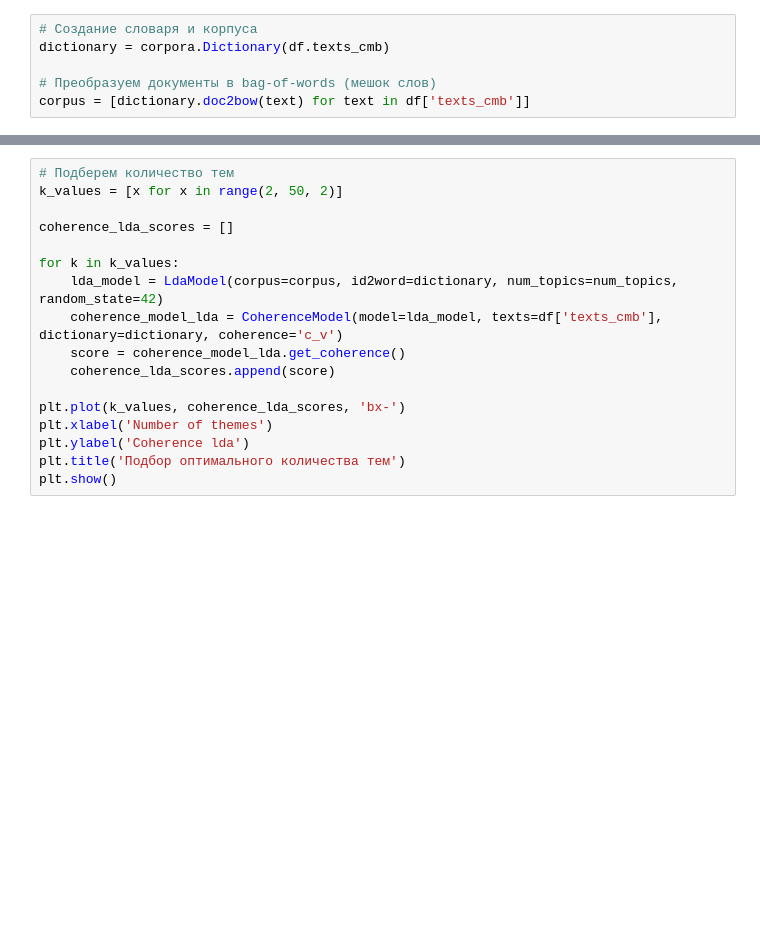
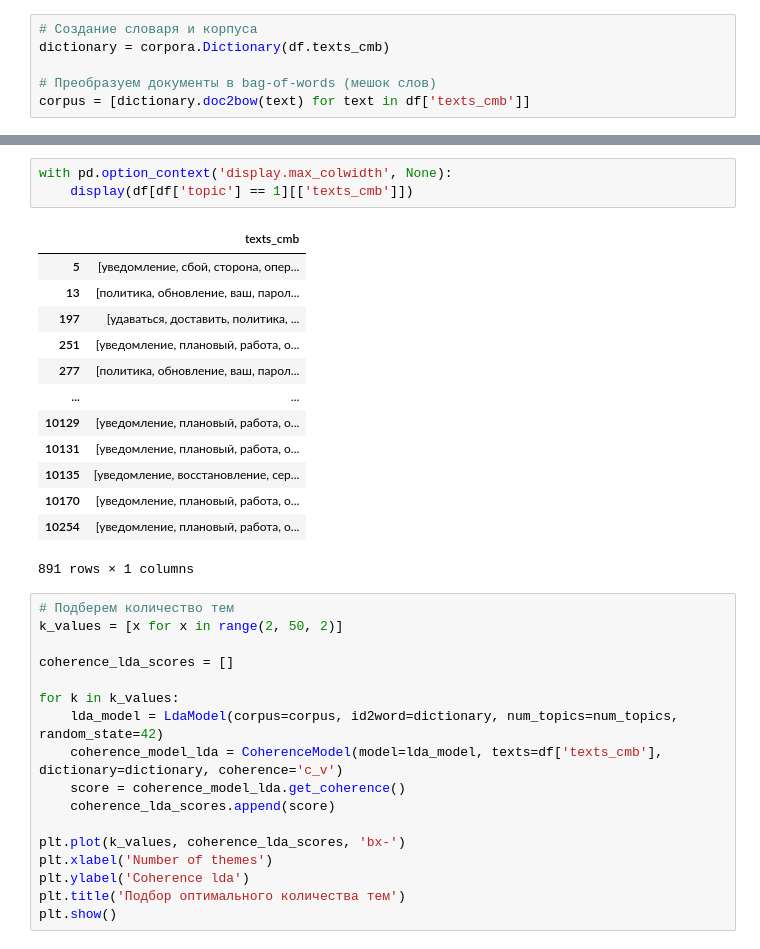
Before and after one commit to TaskGuru-AI/tasks_support_system_ai, a Jupyter notebook: notebooks/NLP/clustering_eda.ipynb, the cells around one changed output, grey strips where cells are left out. Saved outputs shown, nothing was run; the diff lists cells and outputs as text; blank space fills up the shorter version.

```diff
--- a/notebooks/NLP/clustering_eda.ipynb
+++ b/notebooks/NLP/clustering_eda.ipynb
@@ -618,3 +675,20 @@ print(f'Когерентность модели: {coherence_lda}')
+# %%
+with pd.option_context('display.max_colwidth', None):
+    display(df[df['topic'] == 1][['texts_cmb']])
+# %% [output]
+|  | texts_cmb |
+| 5 | [уведомление, сбой, сторона, опер... |
+| 13 | [политика, обновление, ваш, парол... |
+| 197 | [удаваться, доставить, политика, ... |
+| 251 | [уведомление, плановый, работа, о... |
+| 277 | [политика, обновление, ваш, парол... |
+| ... | ... |
+| 10129 | [уведомление, плановый, работа, о... |
+| 10131 | [уведомление, плановый, работа, о... |
+| 10135 | [уведомление, восстановление, сер... |
+| 10170 | [уведомление, плановый, работа, о... |
+| 10254 | [уведомление, плановый, работа, о... |
+891 rows × 1 columns
 # %%
 # Подберем количество тем
 k_values = [x for x in range(2, 50, 2)]
```
Also changed, not shown: parts of 6 cells of this notebook.
